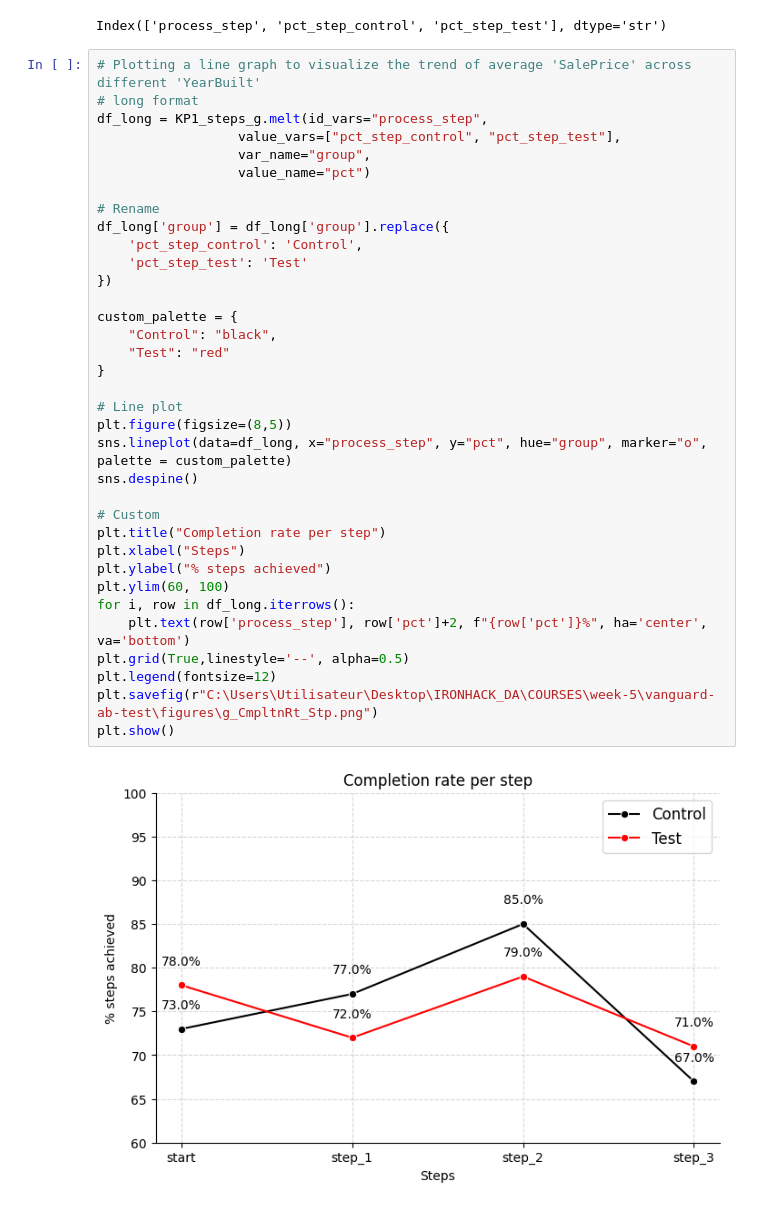
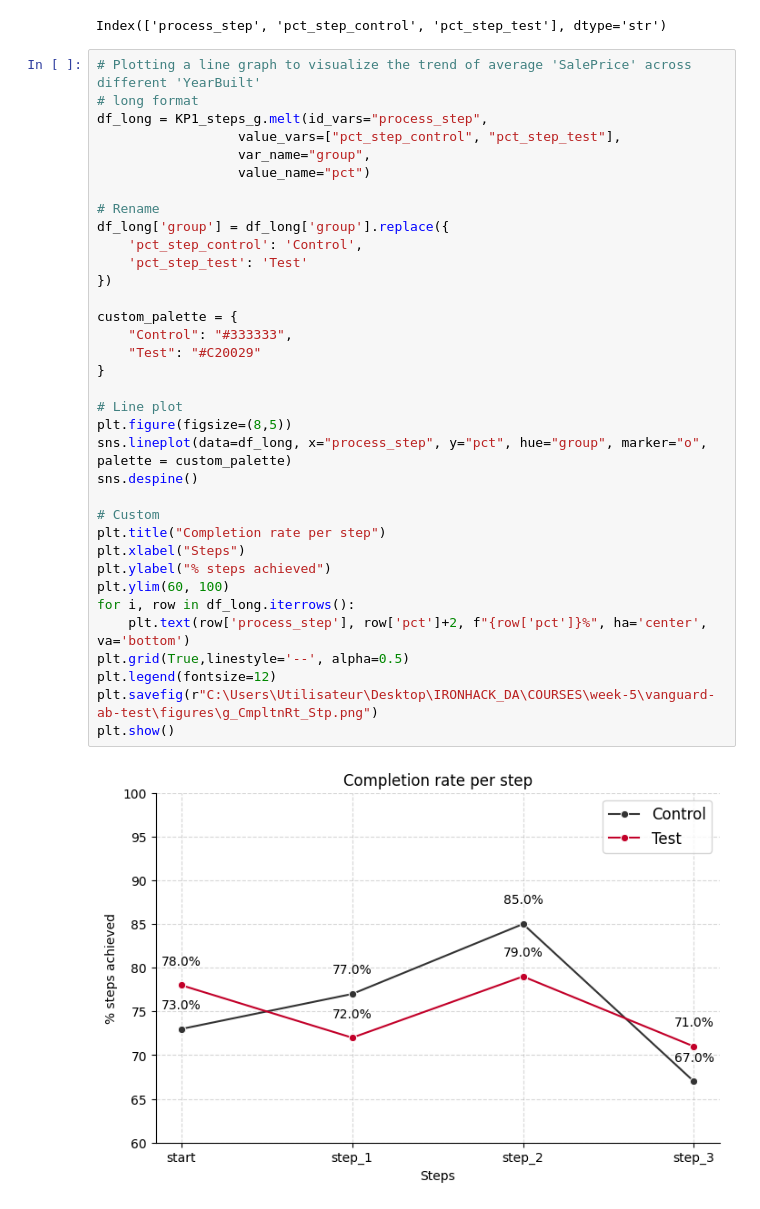
Before and after one commit to rachelv2/vanguard-ab-test, a Jupyter notebook: notebooks/KPI_completion.ipynb, the cells around one changed output. Saved outputs shown, nothing was run; the diff lists cells and outputs as text.

```diff
--- a/notebooks/KPI_completion.ipynb
+++ b/notebooks/KPI_completion.ipynb
@@ -278,36 +278,36 @@ df_long = KP1_steps_g.melt(id_vars="process_step",
                   value_vars=["pct_step_control", "pct_step_test"],
                   var_name="group",
                   value_name="pct")
 
 # Rename
 df_long['group'] = df_long['group'].replace({
     'pct_step_control': 'Control',
     'pct_step_test': 'Test'
 })
 
 custom_palette = {
-    "Control": "black",
-    "Test": "red"
+    "Control": "#333333",
+    "Test": "#C20029"
 }
 
 # Line plot
 plt.figure(figsize=(8,5))
 sns.lineplot(data=df_long, x="process_step", y="pct", hue="group", marker="o", palette = custom_palette)
 sns.despine()
 
 # Custom
 plt.title("Completion rate per step")
 plt.xlabel("Steps")
 plt.ylabel("% steps achieved")
 plt.ylim(60, 100)
 for i, row in df_long.iterrows():
     plt.text(row['process_step'], row['pct']+2, f"{row['pct']}%", ha='center', va='bottom')
 plt.grid(True,linestyle='--', alpha=0.5)
 plt.legend(fontsize=12)
 plt.savefig(r"C:\Users\Utilisateur\Desktop\IRONHACK_DA\COURSES\week-5\vanguard-ab-test\figures\g_CmpltnRt_Stp.png")
 plt.show()
 # %% [output]
-[figure, old version]
+[figure, new version]
 # %%
 print(f" Completion rate for Control Group is: {control_completion_rate} %")
 print(f" Completion rate for Test Group is: {test_completion_rate} %")
```
Also changed, not shown: parts of 6 cells of this notebook, 4 other files.
